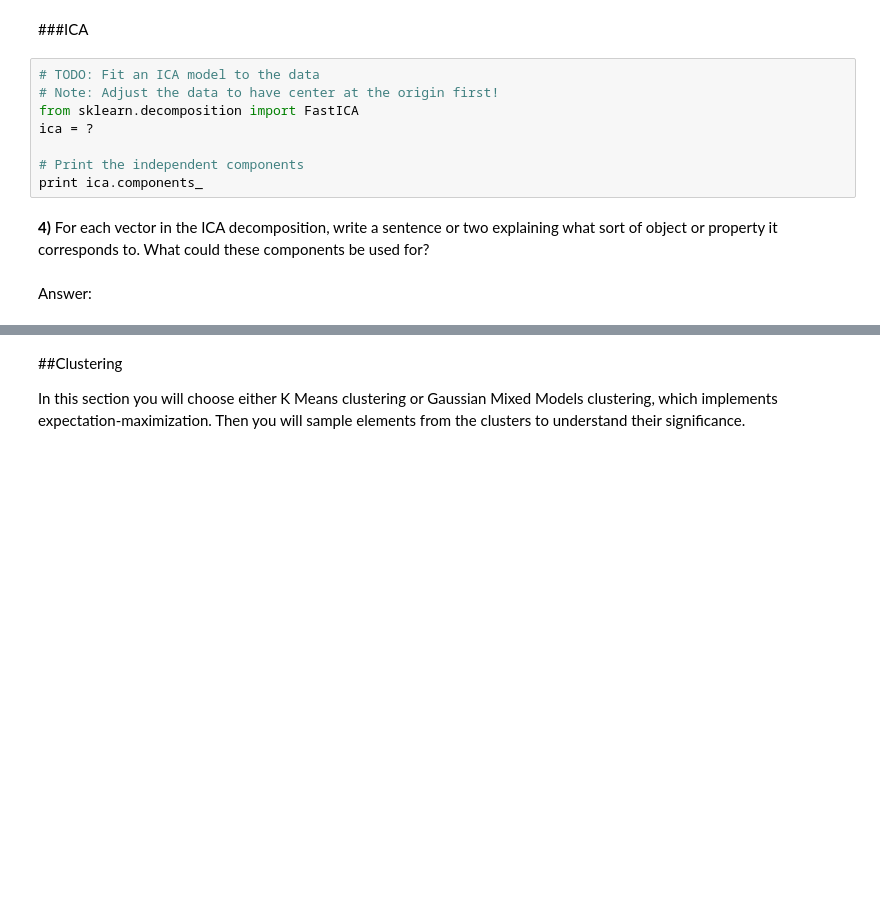
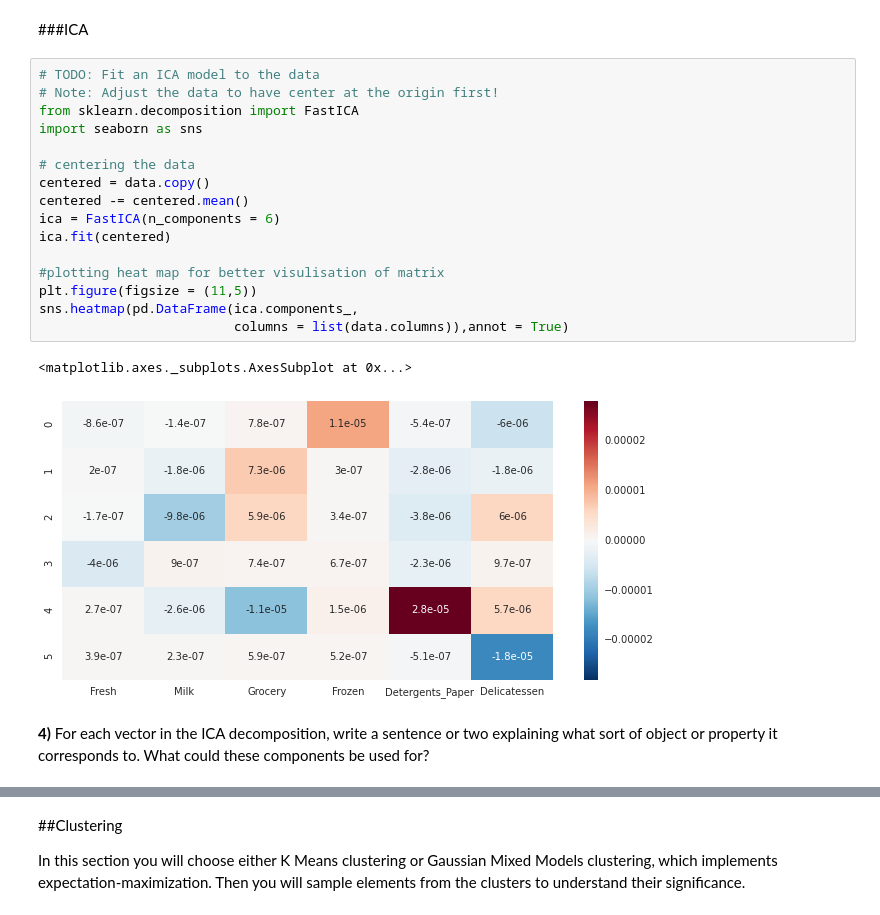
Before and after one commit to rahulravindran0108/customer-segment-ml, a Jupyter notebook: customer_segments.ipynb, the cells around one changed output, grey strips where cells are left out. Saved outputs shown, nothing was run; the diff lists cells and outputs as text; blank space fills up the shorter version.

Commit message:
feat: adding answer to ica section

```diff
--- a/customer_segments.ipynb
+++ b/customer_segments.ipynb
@@ -89,12 +89,21 @@ PCA provides dimensionality reduction for visualisation of data and also to extr
 # %%
 # TODO: Fit an ICA model to the data
 # Note: Adjust the data to have center at the origin first!
 from sklearn.decomposition import FastICA
-ica = ?
+import seaborn as sns
 
-# Print the independent components
-print ica.components_
+# centering the data
+centered = data.copy()
+centered -= centered.mean()
+ica = FastICA(n_components = 6)
+ica.fit(centered)
+
+#plotting heat map for better visulisation of matrix
+plt.figure(figsize = (11,5))
+sns.heatmap(pd.DataFrame(ica.components_,
+                         columns = list(data.columns)),annot = True)
+# %% [output]
+<matplotlib.axes._subplots.AxesSubplot at 0x...>
+[figure, added]
 # %% [markdown]
 **4)** For each vector in the ICA decomposition, write a sentence or two explaining what sort of object or property it corresponds to. What could these components be used for?
-# %% [markdown]
-Answer:
```
Also changed, not shown: parts of 1 cell of this notebook.
